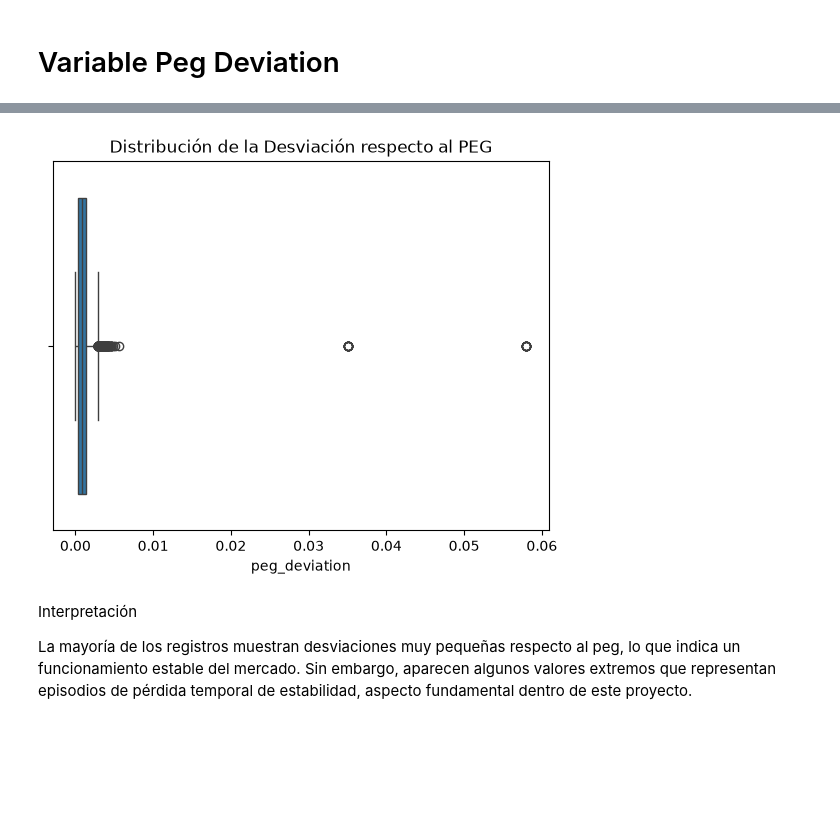
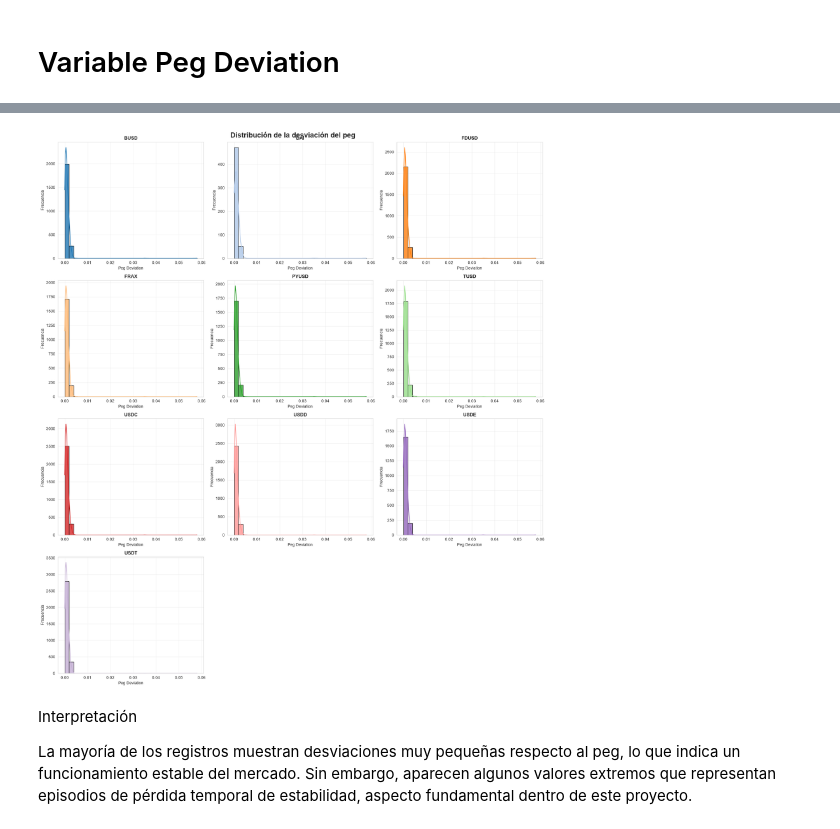
Before and after one commit to Bootcamp-DA-P2/criptoradar, a Jupyter notebook: notebooks/02_analisis_univariado.ipynb, the cells around one changed output, grey strips where cells are left out. Saved outputs shown, nothing was run; the diff lists cells and outputs as text; code cells hidden in the pictures; blank space fills up the shorter version.

```diff
--- a/notebooks/02_analisis_univariado.ipynb
+++ b/notebooks/02_analisis_univariado.ipynb
@@ -189,9 +206,12 @@ plt.show()
-# %%
-sns.boxplot(x=df["peg_deviation"])
-plt.title("Distribución de la Desviación respecto al PEG")
-plt.show()
-# %% [output]
-[figure, removed]
+# %%
+histograma_por_stablecoin(
+    df,
+    "peg_deviation",
+    "Distribución de la desviación del peg",
+    "Peg Deviation"
+)
+# %% [output]
+[figure, added]
 # %% [markdown]
 Interpretación
 
```
Also changed, not shown: parts of 53 cells of this notebook, 1 other file.
